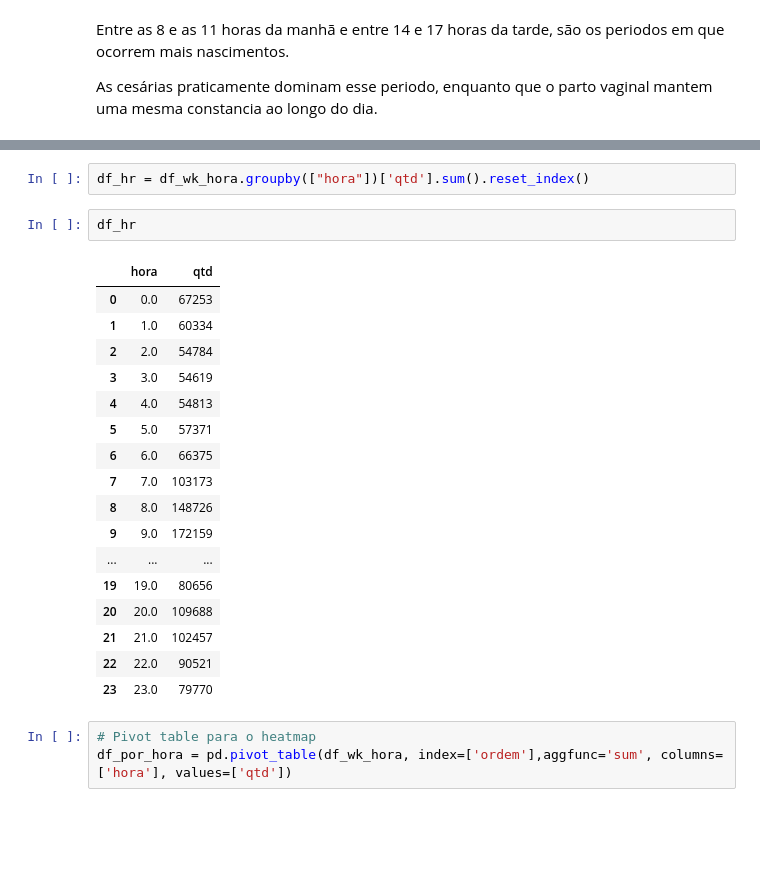
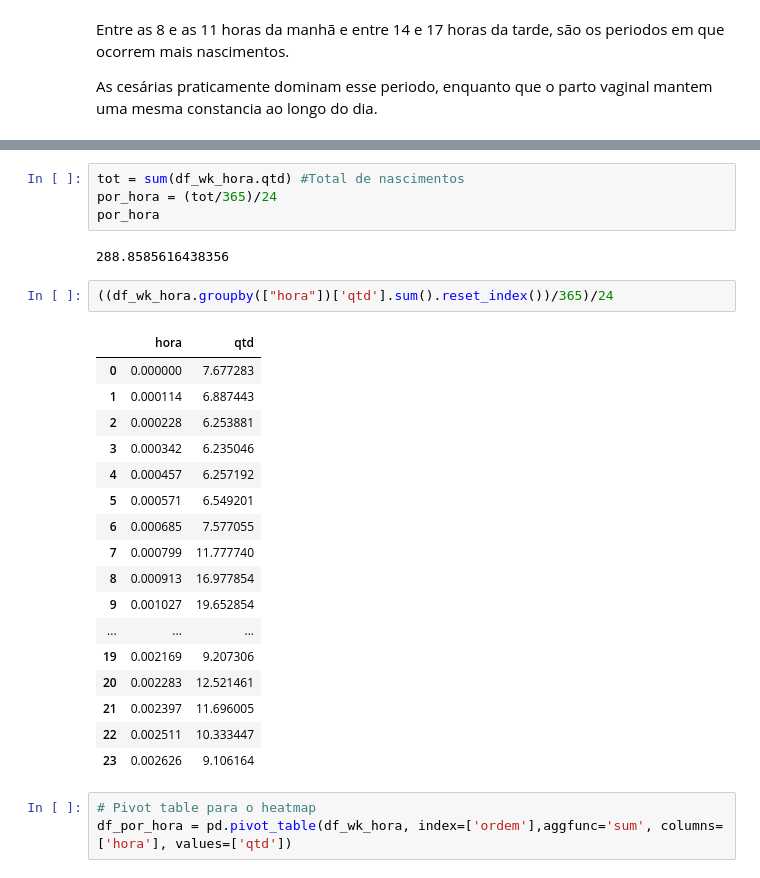
Before and after one commit to gabrielmprata/nascidos_vivos, a Jupyter notebook: Sinasc_Analises_e_Graficos.ipynb, the cells around one changed output, grey strips where cells are left out. Saved outputs shown, nothing was run; the diff lists cells and outputs as text; blank space fills up the shorter version.

```diff
--- a/Sinasc_Analises_e_Graficos.ipynb
+++ b/Sinasc_Analises_e_Graficos.ipynb
@@ -331,25 +341,29 @@ As cesárias praticamente dominam esse periodo, enquanto que o parto vaginal man
+# %%
+tot = sum(df_wk_hora.qtd) #Total de nascimentos
+por_hora = (tot/365)/24
+por_hora
+# %% [output]
+288.8585616438356
 # %%
-df_hr = df_wk_hora.groupby(["hora"])['qtd'].sum().reset_index()
+((df_wk_hora.groupby(["hora"])['qtd'].sum().reset_index())/365)/24
+# %% [output]
+|  | hora | qtd |
+| 0 | 0.000000 | 7.677283 |
+| 1 | 0.000114 | 6.887443 |
+| 2 | 0.000228 | 6.253881 |
+| 3 | 0.000342 | 6.235046 |
+| 4 | 0.000457 | 6.257192 |
+| 5 | 0.000571 | 6.549201 |
+| 6 | 0.000685 | 7.577055 |
+| 7 | 0.000799 | 11.777740 |
+| 8 | 0.000913 | 16.977854 |
+| 9 | 0.001027 | 19.652854 |
+| ... | ... | ... |
+| 19 | 0.002169 | 9.207306 |
+| 20 | 0.002283 | 12.521461 |
+| 21 | 0.002397 | 11.696005 |
+| 22 | 0.002511 | 10.333447 |
+| 23 | 0.002626 | 9.106164 |
-# %%
-df_hr
-# %% [output]
-|  | hora | qtd |
-| 0 | 0.0 | 67253 |
-| 1 | 1.0 | 60334 |
-| 2 | 2.0 | 54784 |
-| 3 | 3.0 | 54619 |
-| 4 | 4.0 | 54813 |
-| 5 | 5.0 | 57371 |
-| 6 | 6.0 | 66375 |
-| 7 | 7.0 | 103173 |
-| 8 | 8.0 | 148726 |
-| 9 | 9.0 | 172159 |
-| ... | ... | ... |
-| 19 | 19.0 | 80656 |
-| 20 | 20.0 | 109688 |
-| 21 | 21.0 | 102457 |
-| 22 | 22.0 | 90521 |
-| 23 | 23.0 | 79770 |
 # %%
 # Pivot table para o heatmap
 df_por_hora = pd.pivot_table(df_wk_hora, index=['ordem'],aggfunc='sum', columns=['hora'], values=['qtd'])
```
Also changed, not shown: parts of 7 cells of this notebook.
